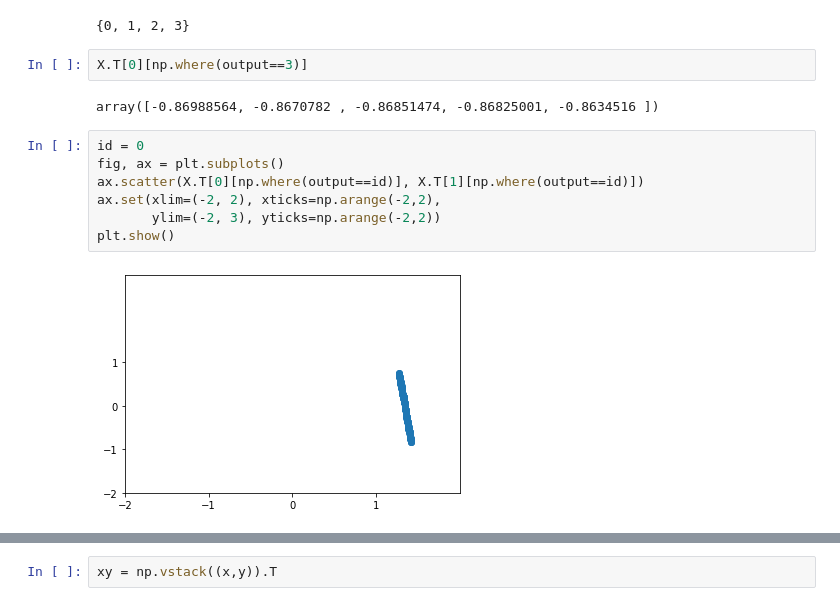
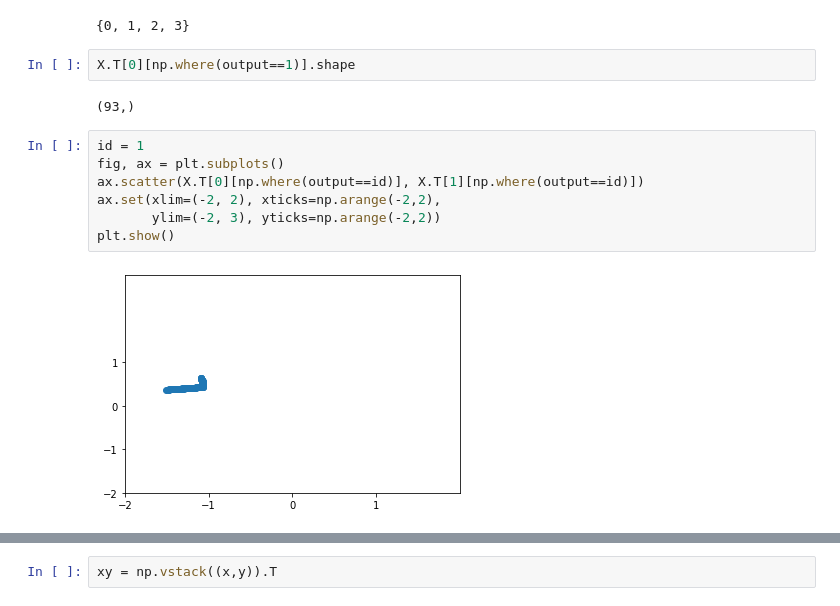
Before and after one commit to PhiDCH/mpc_isaac_sim, a Jupyter notebook: test1.ipynb, the cells around one changed output, grey strips where cells are left out. Saved outputs shown, nothing was run; the diff lists cells and outputs as text.

```diff
--- a/test1.ipynb
+++ b/test1.ipynb
@@ -99,16 +107,16 @@ set(output)
 # %% [output]
 {0, 1, 2, 3}
 # %%
-X.T[0][np.where(output==3)]
+X.T[0][np.where(output==1)].shape
 # %% [output]
-array([-0.86988564, -0.8670782 , -0.86851474, -0.86825001, -0.8634516 ])
+(93,)
 # %%
-id = 0
+id = 1
 fig, ax = plt.subplots()
 ax.scatter(X.T[0][np.where(output==id)], X.T[1][np.where(output==id)])
 ax.set(xlim=(-2, 2), xticks=np.arange(-2,2),
        ylim=(-2, 3), yticks=np.arange(-2,2))
 plt.show()
 # %% [output]
-[figure, old version]
+[figure, new version]
 # %%
```
Also changed, not shown: parts of 10 cells of this notebook.
